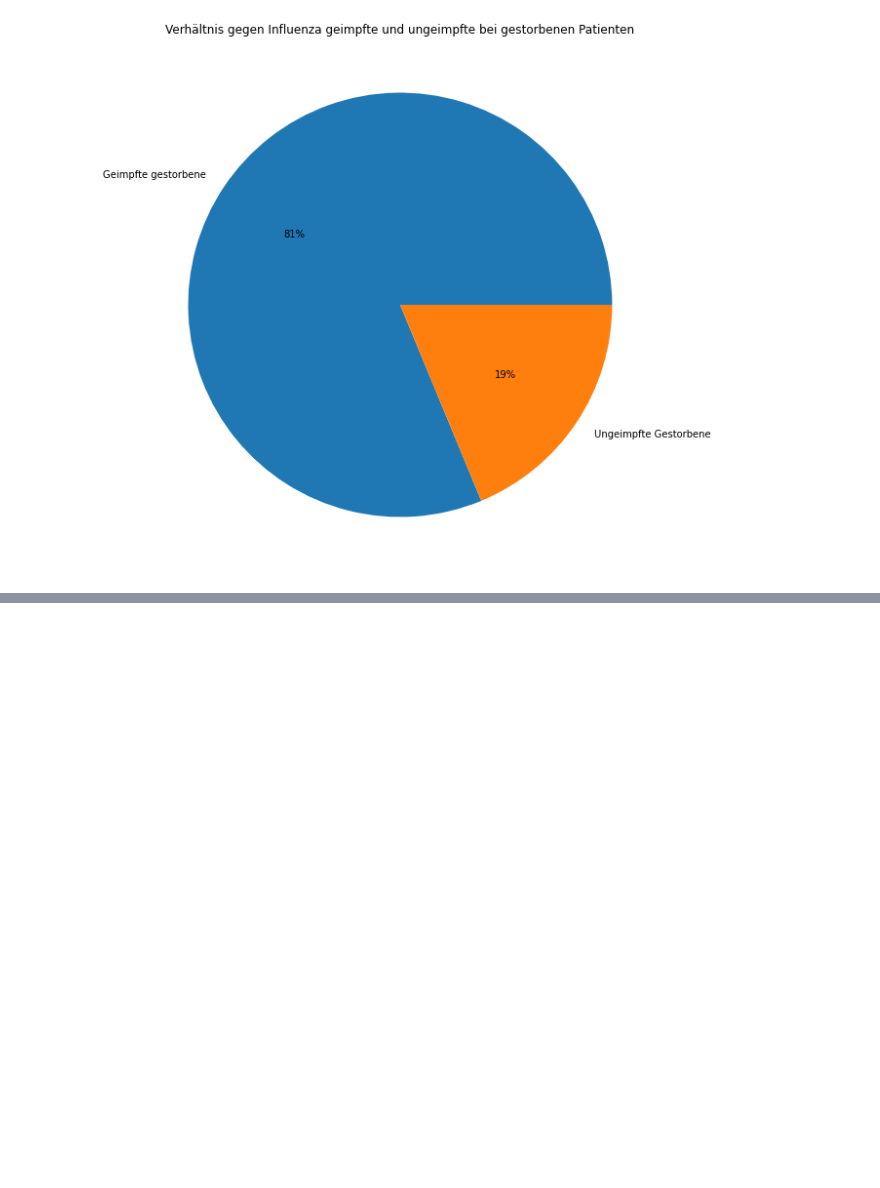
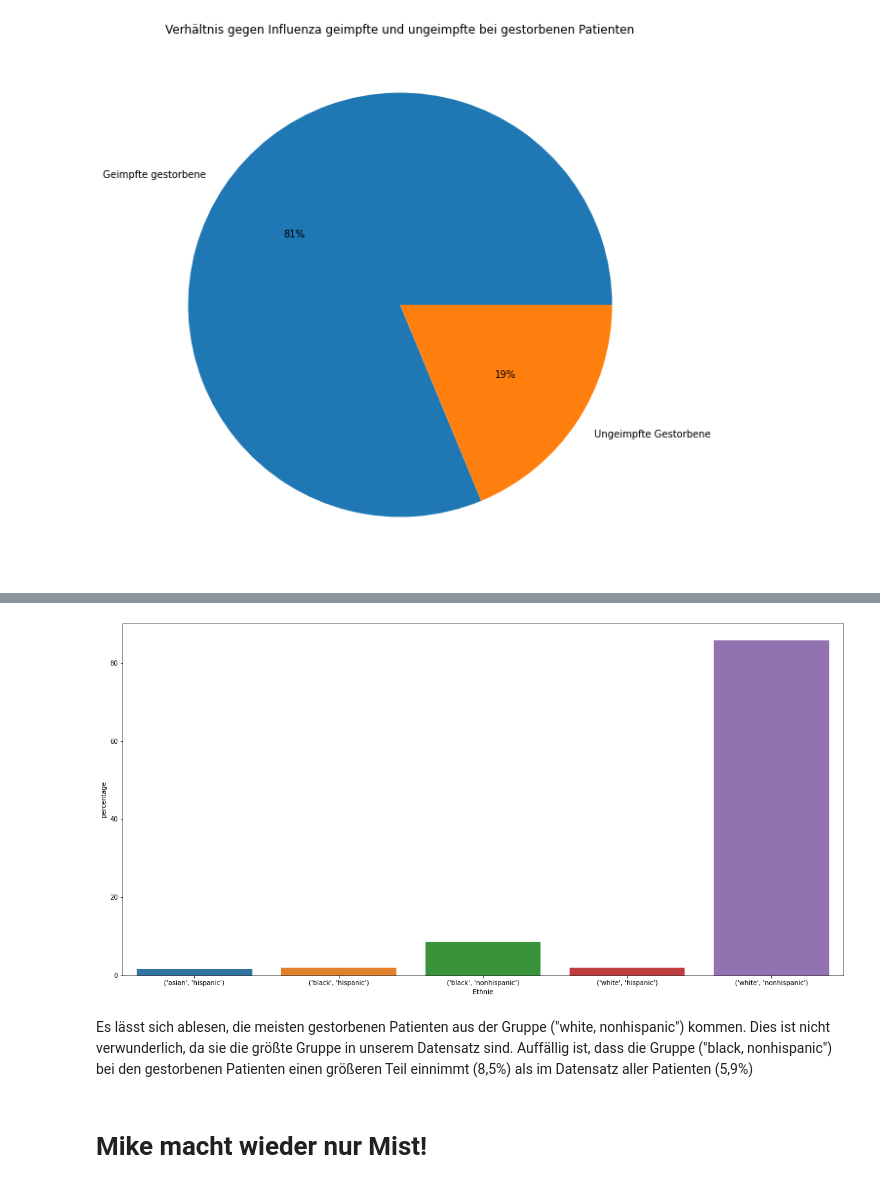
Before and after one commit to Fuenfgeld/DMA2022DataProjectA, a Jupyter notebook: analyse.ipynb, the cells around one changed output, grey strips where cells are left out. Drawn from its saved outputs; the diff is of its cells as text; code cells hidden in the pictures; blank space fills up the shorter version.

```diff
--- a/analyse.ipynb
+++ b/analyse.ipynb
@@ -200,0 +254,10 @@ Die Ergebnisse könnten vermuten lassen, dass die sterbewahrscheinlichkeit mit e
+# %%
+df_ethnien_gestorbene =  pd.read_sql_query("SELECT patient_ID, patients.ETHNICITY, patients.RACE, facts_table.VALUE, conditions.DESCRIPTION AS Condition_Description, immunizations.CODE, observations.DESCRIPTION AS Observation_Description FROM facts_table LEFT JOIN conditions ON facts_table.patient_ID = conditions.PATIENT LEFT JOIN immunizations ON facts_table.patient_ID = immunizations.PATIENT LEFT JOIN observations ON facts_table.patient_ID = observations.PATIENT LEFT JOIN patients ON facts_table.patient_ID = patients.Id WHERE facts_table.condition_Id is NOT NULL AND (facts_table.VALUE==840539006 OR facts_table.VALUE==840544004) AND observations.VALUE=='COVID-19'", conn)
+# %%
+df_ethnien_gestorbene_counted = df_ethnien_gestorbene.groupby(by=["RACE", "ETHNICITY"], dropna=True)["RACE"].count().to_frame()
+df_ethnien_gestorbene_counted.insert(loc=0, column="Ethnie", value=df_ethnien_gestorbene_counted.index)
+df_ethnien_gestorbene_counted["percentage"] = (df_ethnien_gestorbene_counted.RACE / df_ethnien_gestorbene_counted.RACE.sum()) * 100
+df_ethnien_gestorbene_counted.rename(columns = {'RACE':'Count'}, inplace = True)
+df_ethnien_gestorbene_counted =  df_ethnien_gestorbene_counted.reset_index(drop=True)
+df_ethnien_gestorbene_counted["percentage"] = (df_ethnien_gestorbene_counted.Count / df_ethnien_gestorbene_counted.Count.sum()) * 100
+df_ethnien_gestorbene_counted
@@ -201,3 +271,12 @@ Die Ergebnisse könnten vermuten lassen, dass die sterbewahrscheinlichkeit mit e
+# %%
+ax = sns.barplot(x="Ethnie", y="percentage", data=df_ethnien_gestorbene_counted)
+plt.gcf().set_size_inches(20, 10)
+# %% [output]
+[figure, added]
+# %% [markdown]
+Es lässt sich ablesen, die meisten gestorbenen Patienten aus der Gruppe ("white, nonhispanic") kommen. Dies ist nicht verwunderlich, da sie die größte Gruppe in unserem Datensatz sind. Auffällig ist, dass die Gruppe ("black, nonhispanic") bei den gestorbenen Patienten einen größeren Teil einnimmt (8,5%) als im Datensatz aller Patienten (5,9%)
+# %% [markdown]
+# Mike macht wieder nur Mist!
 # %%
 df_infizierte_patienten_infos = pd.read_sql_query("SELECT patient_ID, facts_table.VALUE, conditions.DESCRIPTION AS Condition_Description, immunizations.CODE, observations.DESCRIPTION AS Observation_Description FROM facts_table LEFT JOIN conditions ON facts_table.patient_ID = conditions.PATIENT LEFT JOIN immunizations ON facts_table.patient_ID = immunizations.PATIENT LEFT JOIN observations ON facts_table.patient_ID = observations.PATIENT WHERE facts_table.condition_Id is NOT NULL AND (facts_table.VALUE==840539006 OR facts_table.VALUE==840544004)", conn)
 df_infizierte_patienten_infos
```
Also changed, not shown: parts of 14 cells of this notebook.
